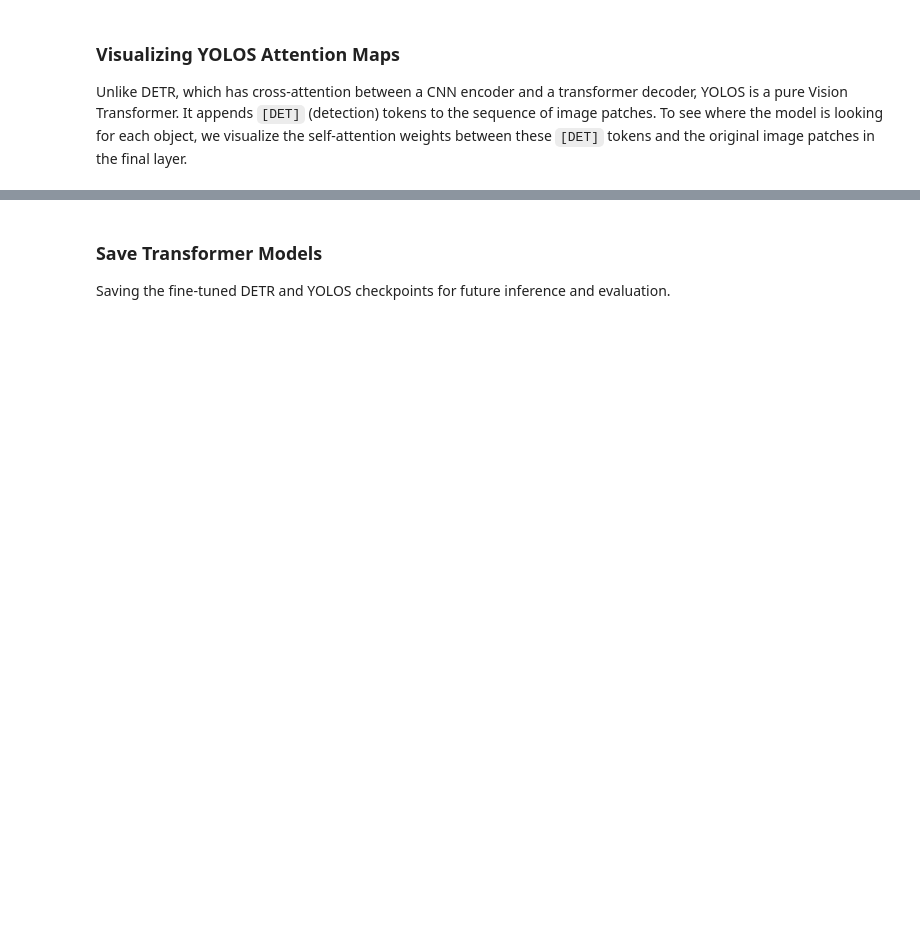
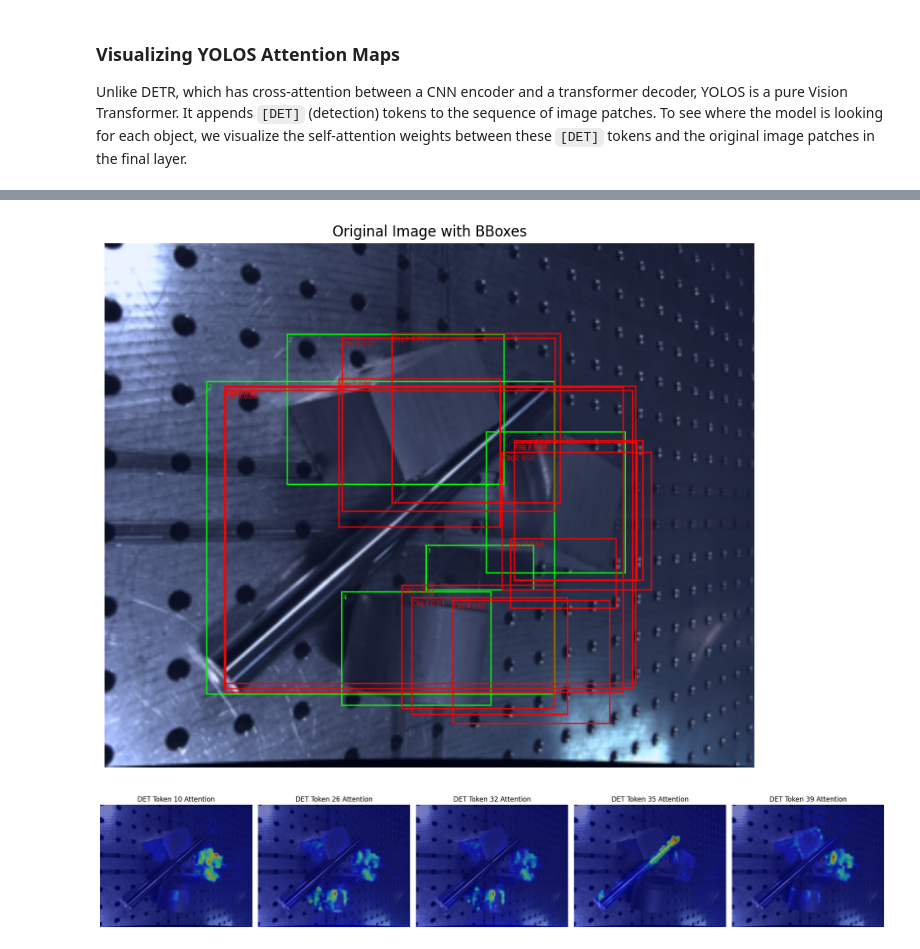
Before and after one commit to Eikthyrnir/uam-cv-sim-to-real-interpretability, a Jupyter notebook: DIMO_detection_pipeline.ipynb, the cells around one changed output, grey strips where cells are left out. Drawn from its saved outputs; the diff is of its cells as text; code cells hidden in the pictures; blank space fills up the shorter version.

```diff
--- a/DIMO_detection_pipeline.ipynb
+++ b/DIMO_detection_pipeline.ipynb
@@ -1713,0 +1656,22 @@ yolos_results = run_hf_transformer_experiment(
+# %%
+yolos_save_path = os.path.join(models_dir, 'yolos_small_dimo_real_only_epoch_5_checkpoint.pth')
+
+# 1. Re-initialize the model architecture
+loaded_model_yolos = YolosForObjectDetection.from_pretrained(
+    "hustvl/yolos-small",
+    num_labels=NUM_CLASSES,
+    id2label=id2label,
+    label2id=label2id,
+    ignore_mismatched_sizes=True
+).to(device)
+
+# 2. Re-initialize optimizer and scheduler with the new model's parameters
+loaded_optimizer_yolos = torch.optim.AdamW(loaded_model_yolos.parameters(), lr=1e-4, weight_decay=1e-4)
+loaded_scheduler_yolos = CosineAnnealingLR(loaded_optimizer_yolos, T_max=num_epochs_yolos, eta_min=1e-6)
+
+# 3. Load the checkpoint states
+checkpoint = torch.load(yolos_save_path, map_location=device)
+
+loaded_model_yolos.load_state_dict(checkpoint['model_state_dict'])
+loaded_optimizer_yolos.load_state_dict(checkpoint['optimizer_state_dict'])
+loaded_scheduler_yolos.load_state_dict(checkpoint['scheduler_state_dict'])
@@ -1835,3 +1753,0 @@ else:
-# %% [markdown]
-### Save Transformer Models
-Saving the fine-tuned DETR and YOLOS checkpoints for future inference and evaluation.
@@ -1845,0 +1858,13 @@ torch.save(yolos_checkpoint, yolos_save_path)
+# %%
+visualize_transformer_attentions(
+    model=loaded_model_yolos,
+    processor=yolos_processor,
+    dataset=yolos_val_ds,
+    sample_idx=0,
+    device=device,
+    model_type='yolos',
+    conf_threshold=0.5
+)
+# %% [output]
+[figure, added]
+[figure, added]
```
Also changed, not shown: parts of 10 cells of this notebook.
